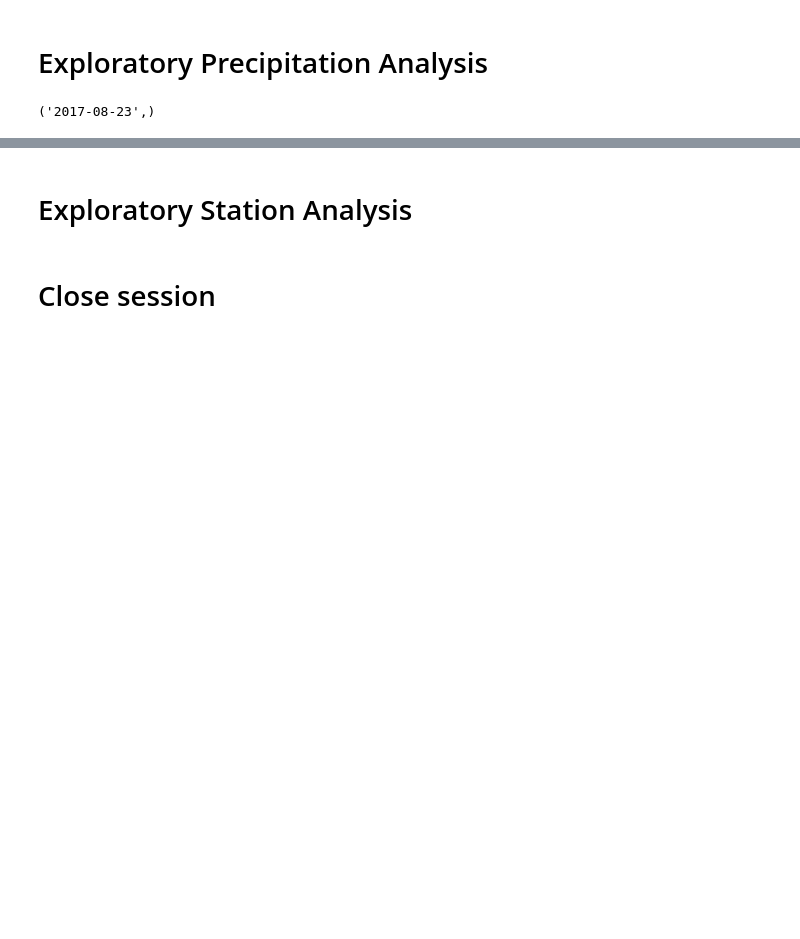
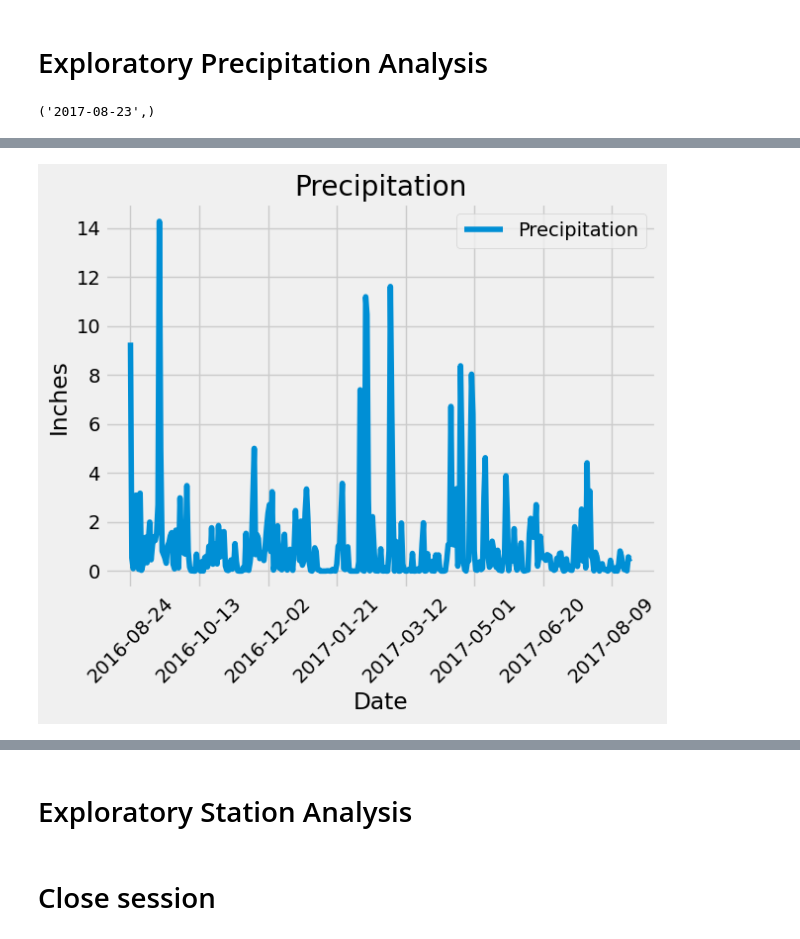
Before and after one commit to lwunderl/sqlalchemy-challenge, a Jupyter notebook: Surfin_Safari/hawaii_analysis.ipynb, the cells around one changed output, grey strips where cells are left out. Saved outputs shown, nothing was run; the diff lists cells and outputs as text; code cells hidden in the pictures; blank space fills up the shorter version.

```diff
--- a/Surfin_Safari/hawaii_analysis.ipynb
+++ b/Surfin_Safari/hawaii_analysis.ipynb
@@ -94,16 +116,6 @@ recent_date.first()
 # %%
-
-
-# Calculate the date one year from the last date in data set.
-
-
-# Perform a query to retrieve the data and precipitation scores
-
-
 # Save the query results as a Pandas DataFrame and set the index to the date column
-
-
+last_12_df = pd.DataFrame(last_12,columns=["Date","Precipitation"]).set_index("Date")
 # Sort the dataframe by date
-
-
-# Use Pandas Plotting with Matplotlib to plot the data
+last_12_df = last_12_df.sort_index()
+last_12_df.head()
@@ -110,2 +130,8 @@ recent_date.first()
+# %%
+# Use Pandas Plotting with Matplotlib to plot the data
+last_12_df.plot(xlabel="Date",ylabel="Inches",title="Precipitation",rot=45)
+plt.show()
+# %% [output]
+[figure, added]
 # %%
 # Use Pandas to calcualte the summary statistics for the precipitation data
```
Also changed, not shown: parts of 6 cells of this notebook.
